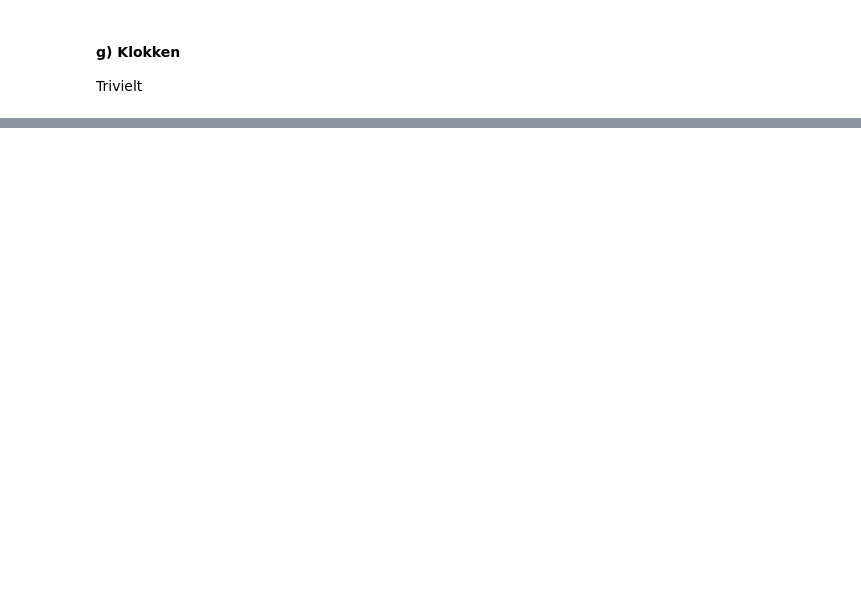
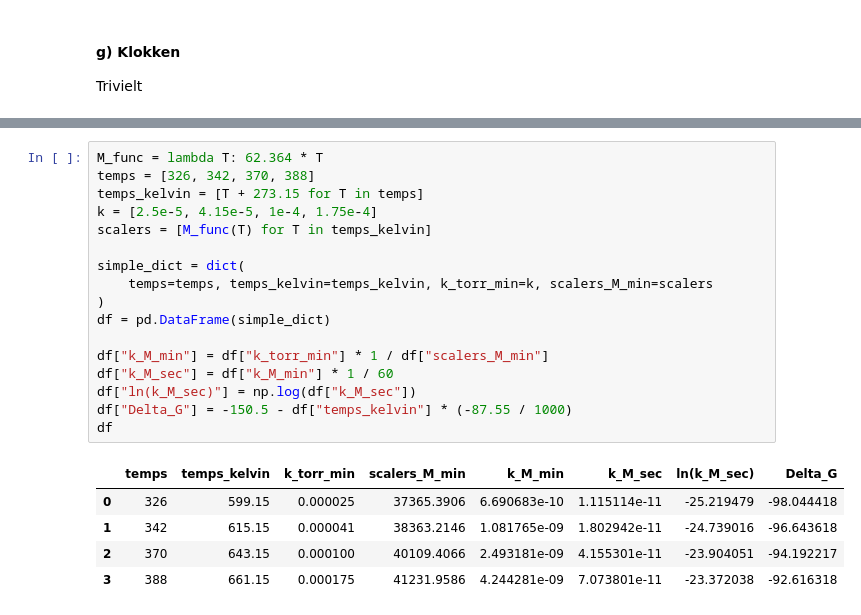
Before and after one commit to SteenBender/nanokemi, a Jupyter notebook: løsninger/prøveeksamen.ipynb, the cells around one changed output, grey strips where cells are left out. Saved outputs shown, nothing was run; the diff lists cells and outputs as text; blank space fills up the shorter version.

```diff
--- a/løsninger/prøveeksamen.ipynb
+++ b/løsninger/prøveeksamen.ipynb
@@ -231,0 +356,23 @@ Trivielt
+# %%
+M_func = lambda T: 62.364 * T
+temps = [326, 342, 370, 388]
+temps_kelvin = [T + 273.15 for T in temps]
+k = [2.5e-5, 4.15e-5, 1e-4, 1.75e-4]
+scalers = [M_func(T) for T in temps_kelvin]
+
+simple_dict = dict(
+    temps=temps, temps_kelvin=temps_kelvin, k_torr_min=k, scalers_M_min=scalers
+)
+df = pd.DataFrame(simple_dict)
+
+df["k_M_min"] = df["k_torr_min"] * 1 / df["scalers_M_min"]
+df["k_M_sec"] = df["k_M_min"] * 1 / 60
+df["ln(k_M_sec)"] = np.log(df["k_M_sec"])
+df["Delta_G"] = -150.5 - df["temps_kelvin"] * (-87.55 / 1000)
+df
+# %% [output]
+|  | temps | temps_kelvin | k_torr_min | scalers_M_min | k_M_min | k_M_sec | ln(k_M_sec) | Delta_G |
+| 0 | 326 | 599.15 | 0.000025 | 37365.3906 | 6.690683e-10 | 1.115114e-11 | -25.219479 | -98.044418 |
+| 1 | 342 | 615.15 | 0.000041 | 38363.2146 | 1.081765e-09 | 1.802942e-11 | -24.739016 | -96.643618 |
+| 2 | 370 | 643.15 | 0.000100 | 40109.4066 | 2.493181e-09 | 4.155301e-11 | -23.904051 | -94.192217 |
+| 3 | 388 | 661.15 | 0.000175 | 41231.9586 | 4.244281e-09 | 7.073801e-11 | -23.372038 | -92.616318 |
```
Also changed, not shown: parts of 46 cells of this notebook, 1 other file.
